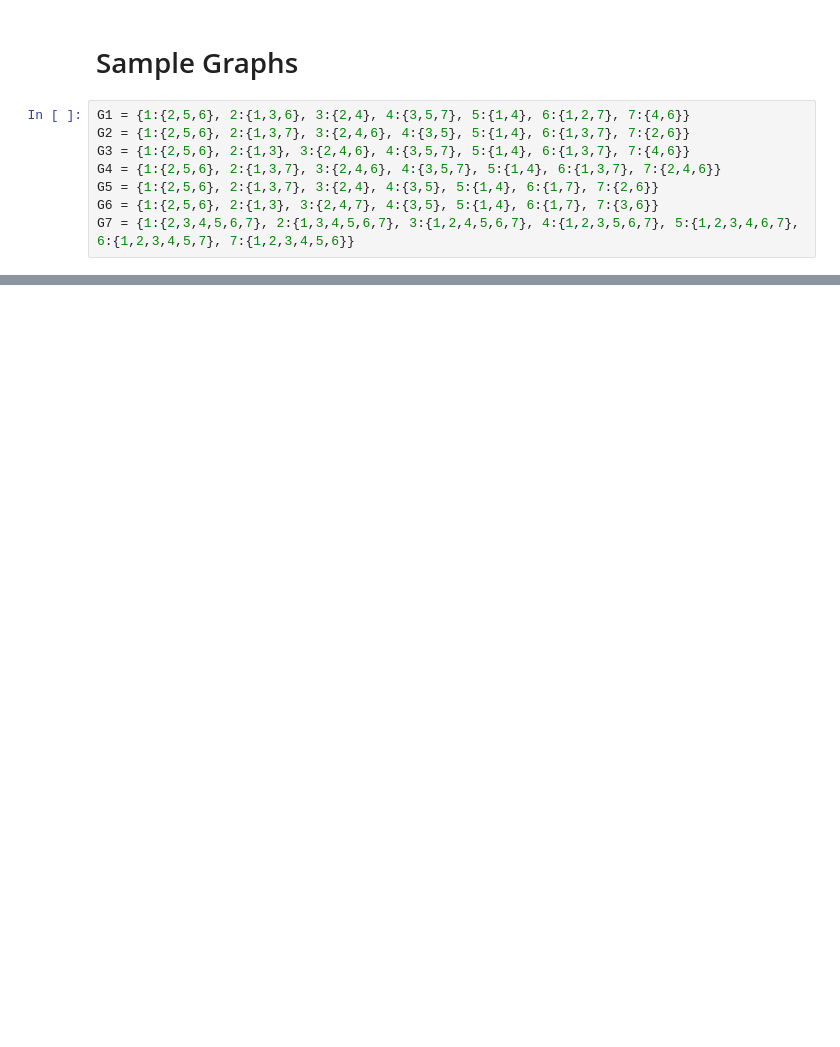
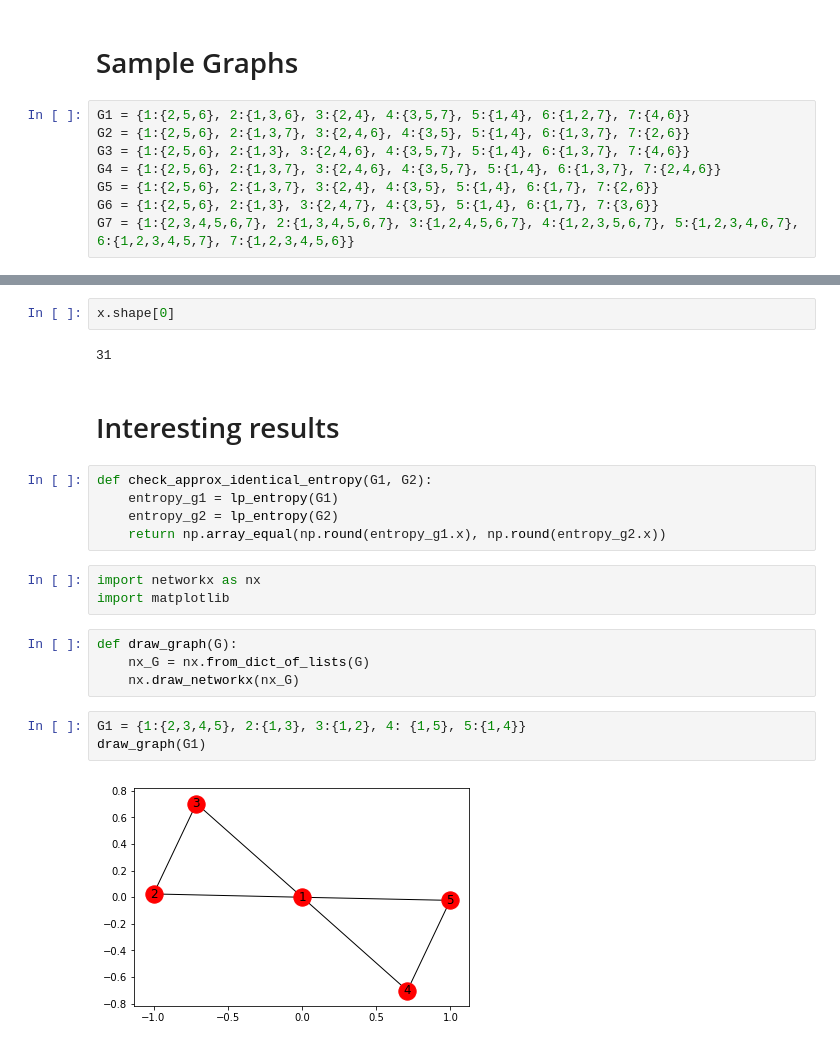
Before and after one commit to Fatema/optimisation-lp, a Jupyter notebook: linear_programs.ipynb, the cells around one changed output, grey strips where cells are left out. Saved outputs shown, nothing was run; the diff lists cells and outputs as text; blank space fills up the shorter version.

Commit message:
added code to draw the graphs

```diff
--- a/linear_programs.ipynb
+++ b/linear_programs.ipynb
@@ -316,0 +399,23 @@ lp_clique(G7)
+# %%
+x.shape[0]
+# %% [output]
+31
+# %% [markdown]
+# Interesting results
+# %%
+def check_approx_identical_entropy(G1, G2):
+    entropy_g1 = lp_entropy(G1)
+    entropy_g2 = lp_entropy(G2)
+    return np.array_equal(np.round(entropy_g1.x), np.round(entropy_g2.x))
+# %%
+import networkx as nx
+import matplotlib
+# %%
+def draw_graph(G):
+    nx_G = nx.from_dict_of_lists(G)
+    nx.draw_networkx(nx_G)
+# %%
+G1 = {1:{2,3,4,5}, 2:{1,3}, 3:{1,2}, 4: {1,5}, 5:{1,4}}
+draw_graph(G1)
+# %% [output]
+[figure, added]
```
Also changed, not shown: parts of 40 cells of this notebook.
